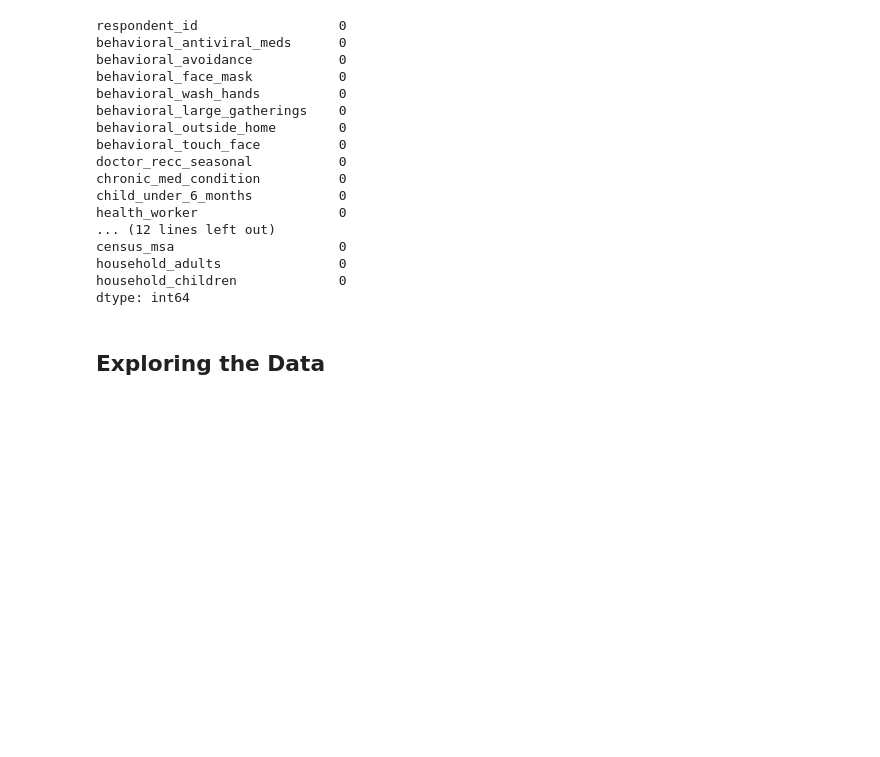
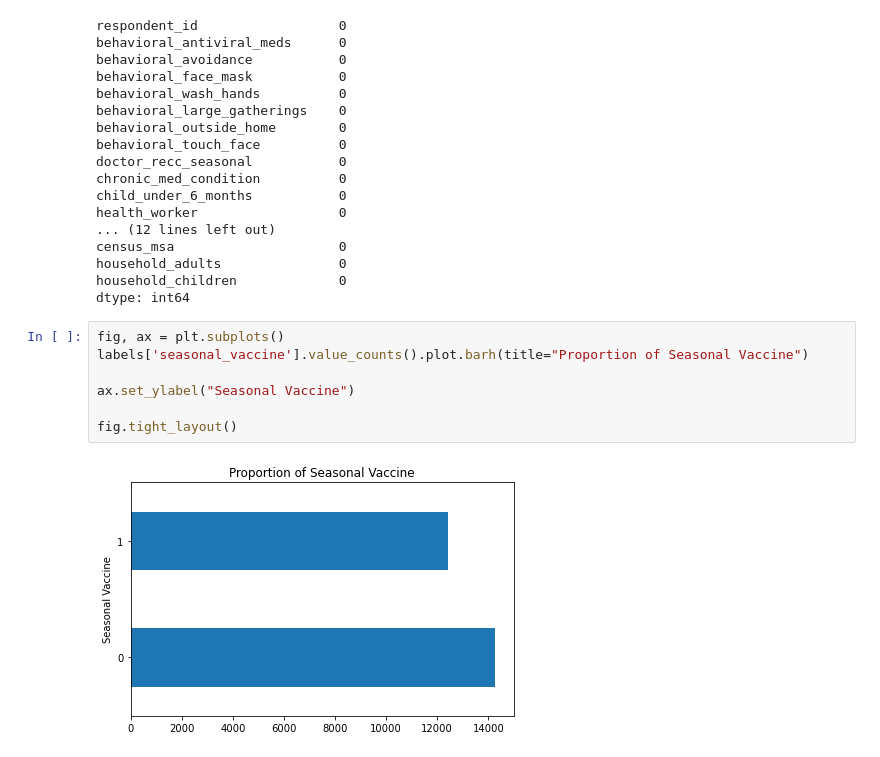
Before and after one commit to sanderlin2013/Predicting-Flu-Vaccines, a Jupyter notebook: Scratchpad.ipynb, the cells around one changed output. Saved outputs shown, nothing was run; the diff lists cells and outputs as text; blank space fills up the shorter version.

```diff
--- a/Scratchpad.ipynb
+++ b/Scratchpad.ipynb
@@ -293,5 +259,12 @@ census_msa                     0
 household_adults               0
 household_children             0
 dtype: int64
-# %% [markdown]
-## Exploring the Data
+# %%
+fig, ax = plt.subplots()
+labels['seasonal_vaccine'].value_counts().plot.barh(title="Proportion of Seasonal Vaccine")
+
+ax.set_ylabel("Seasonal Vaccine")
+
+fig.tight_layout()
+# %% [output]
+[figure, added]
```
Also changed, not shown: parts of 11 cells of this notebook.
